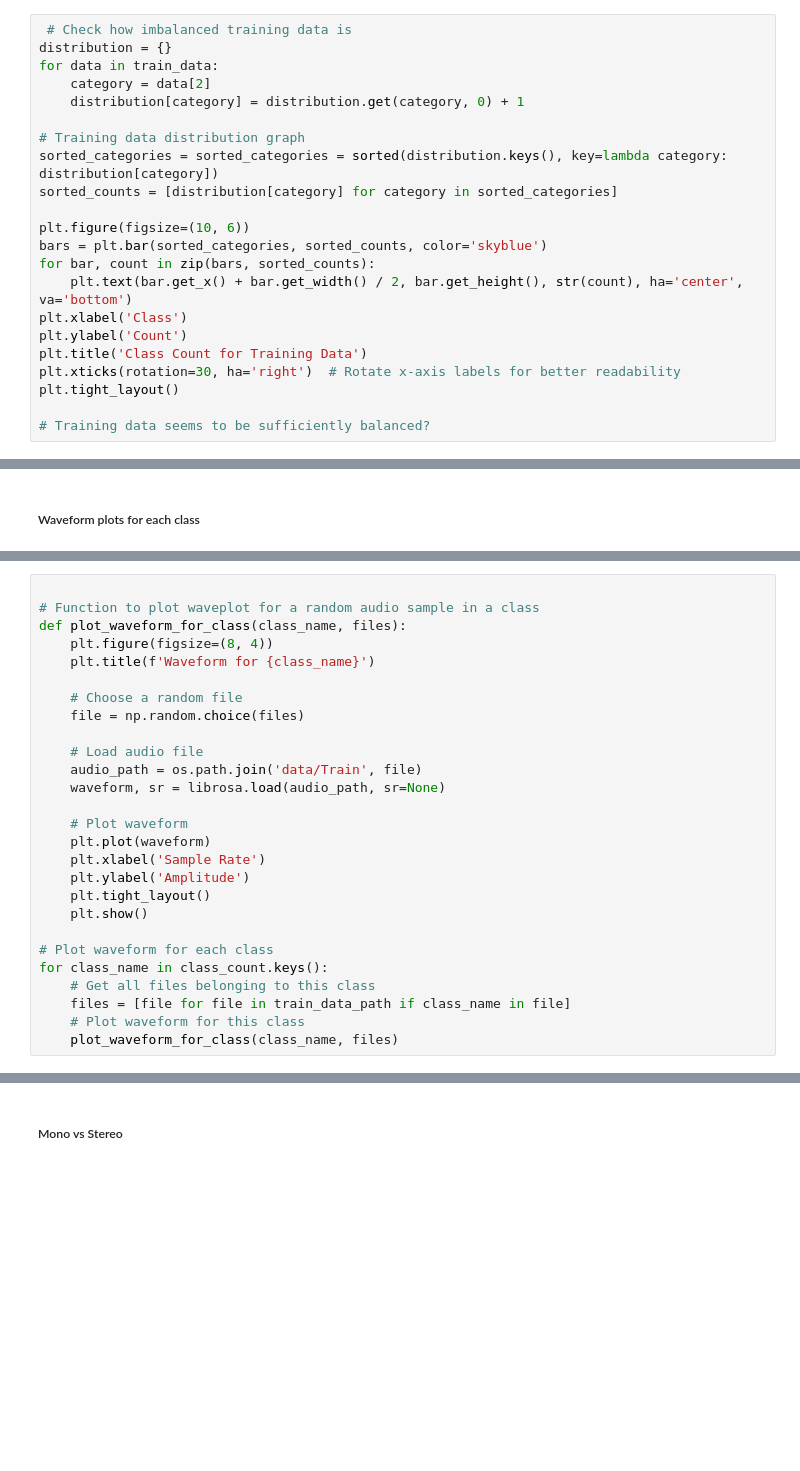
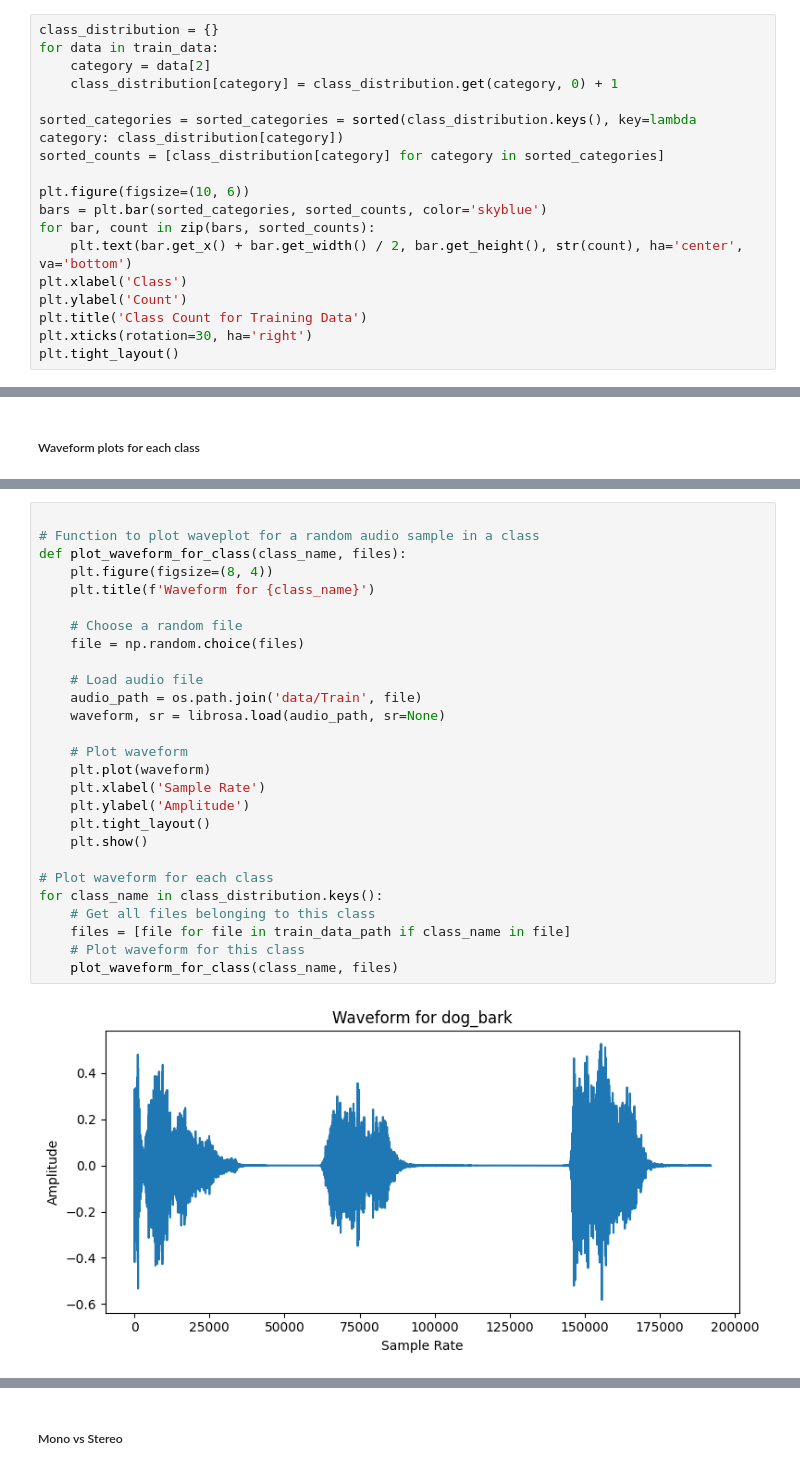
Before and after one commit to jasonmatthewsuhari/IT1244_UrbanSound, a Jupyter notebook: Urban Sound Analysis.ipynb, the cells around one changed output, grey strips where cells are left out. Saved outputs shown, nothing was run; the diff lists cells and outputs as text; blank space fills up the shorter version.

Commit message:
Waveform Plot by Class
Changed this section to work with the drive files.

```diff
--- a/Urban Sound Analysis.ipynb
+++ b/Urban Sound Analysis.ipynb
@@ -129,13 +137,11 @@ test_data = np.array(temp_data)
 # %%
- # Check how imbalanced training data is
-distribution = {}
+class_distribution = {}
 for data in train_data:
     category = data[2]
-    distribution[category] = distribution.get(category, 0) + 1
+    class_distribution[category] = class_distribution.get(category, 0) + 1
 
-# Training data distribution graph
-sorted_categories = sorted_categories = sorted(distribution.keys(), key=lambda category: distribution[category])
-sorted_counts = [distribution[category] for category in sorted_categories]
+sorted_categories = sorted_categories = sorted(class_distribution.keys(), key=lambda category: class_distribution[category])
+sorted_counts = [class_distribution[category] for category in sorted_categories]
 
 plt.figure(figsize=(10, 6))
 bars = plt.bar(sorted_categories, sorted_counts, color='skyblue')
@@ -144,10 +150,8 @@ for bar, count in zip(bars, sorted_counts):
 plt.xlabel('Class')
 plt.ylabel('Count')
 plt.title('Class Count for Training Data')
-plt.xticks(rotation=30, ha='right')  # Rotate x-axis labels for better readability
+plt.xticks(rotation=30, ha='right')
 plt.tight_layout()
-
-# Training data seems to be sufficiently balanced?
 # %% [output]
 [figure]
 # %% [markdown]
@@ -159,27 +159,29 @@ print(sorted_categories)
 # %%
 
 # Function to plot waveplot for a random audio sample in a class
 def plot_waveform_for_class(class_name, files):
     plt.figure(figsize=(8, 4))
     plt.title(f'Waveform for {class_name}')
 
     # Choose a random file
     file = np.random.choice(files)
 
     # Load audio file
     audio_path = os.path.join('data/Train', file)
     waveform, sr = librosa.load(audio_path, sr=None)
 
     # Plot waveform
     plt.plot(waveform)
     plt.xlabel('Sample Rate')
     plt.ylabel('Amplitude')
     plt.tight_layout()
     plt.show()
 
 # Plot waveform for each class
-for class_name in class_count.keys():
+for class_name in class_distribution.keys():
     # Get all files belonging to this class
     files = [file for file in train_data_path if class_name in file]
     # Plot waveform for this class
     plot_waveform_for_class(class_name, files)
+# %% [output]
+[figure, added]
```
Also changed, not shown: parts of 9 cells of this notebook, 1 other file.
